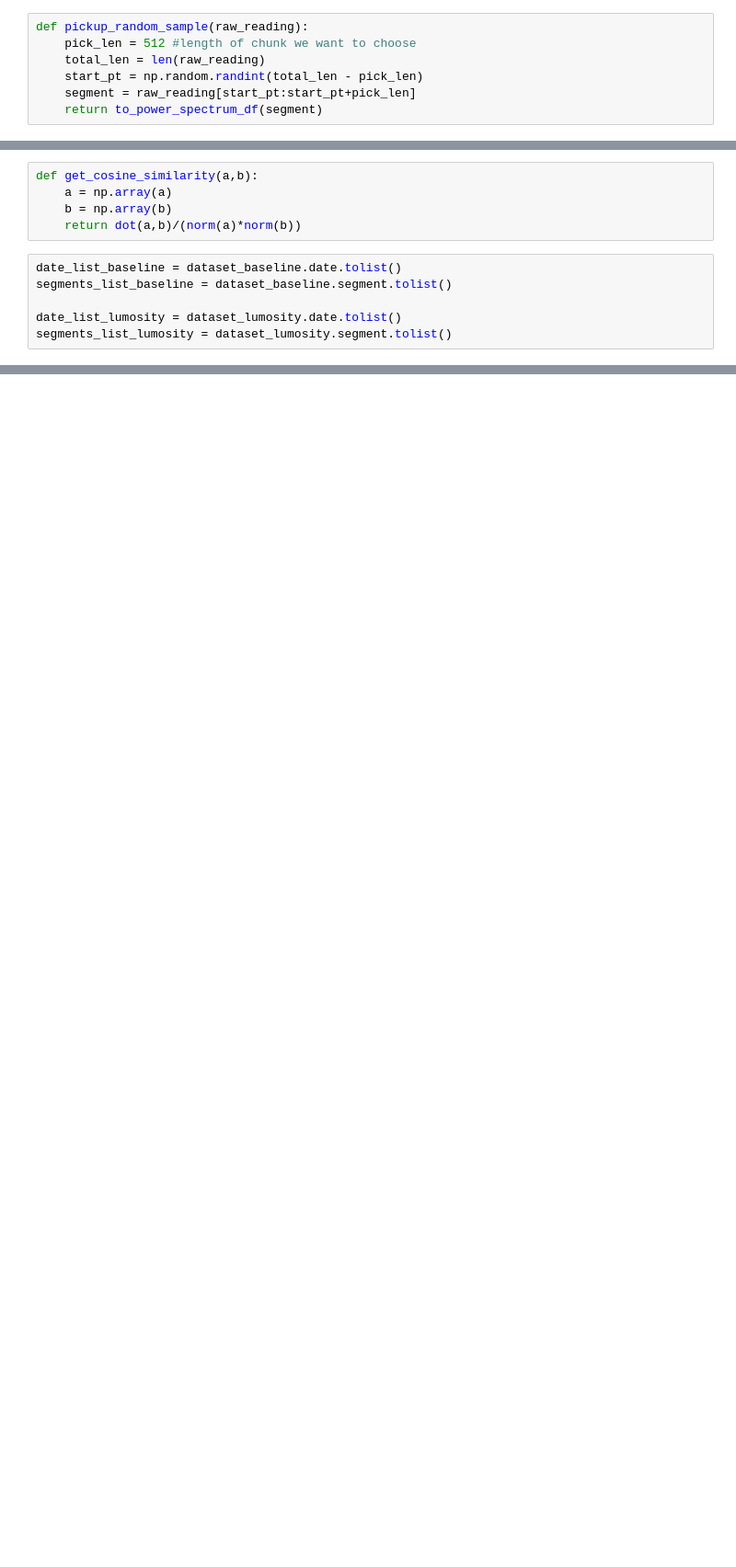
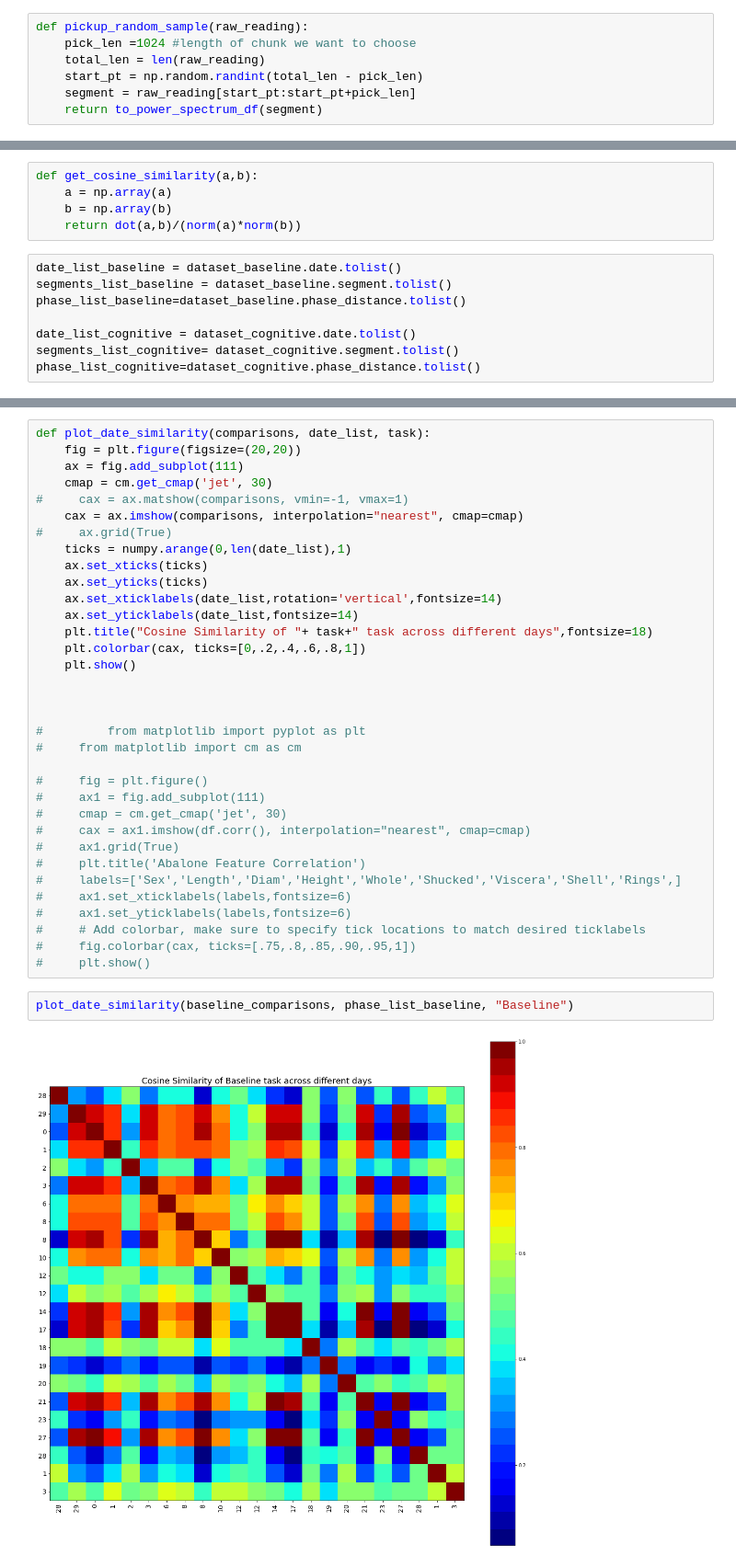
Before and after one commit to sanaiqbalwani/MindReading, a Jupyter notebook: processing_daywise_cosine.ipynb, the cells around one changed output, grey strips where cells are left out. Shown: that part at 92% size. Drawn from its saved outputs; the diff is of its cells as text; blank space fills up the shorter version.

Commit message:
1.clustering,2.added phase info and 3.added processed data

```diff
--- a/processing_daywise_cosine.ipynb
+++ b/processing_daywise_cosine.ipynb
@@ -276,7 +254,7 @@ def to_power_spectrum_df(raw_readings):
 # Here we are selecting 512 points from a random starting point
 # %%
 def pickup_random_sample(raw_reading):
-    pick_len = 512 #length of chunk we want to choose
+    pick_len =1024 #length of chunk we want to choose
     total_len = len(raw_reading)
     start_pt = np.random.randint(total_len - pick_len)
     segment = raw_reading[start_pt:start_pt+pick_len]
@@ -306,9 +284,11 @@ def get_cosine_similarity(a,b):
 # %%
 date_list_baseline = dataset_baseline.date.tolist()
 segments_list_baseline = dataset_baseline.segment.tolist()
+phase_list_baseline=dataset_baseline.phase_distance.tolist()
 
-date_list_lumosity = dataset_lumosity.date.tolist()
-segments_list_lumosity = dataset_lumosity.segment.tolist()
+date_list_cognitive = dataset_cognitive.date.tolist()
+segments_list_cognitive= dataset_cognitive.segment.tolist()
+phase_list_cognitive=dataset_cognitive.phase_distance.tolist()
 # %%
 baseline_comparisons = []
 for segment1 in segments_list_baseline:
@@ -328,0 +312,38 @@ lumosity_comparisons = np.array(lumosity_comparisons)
+# %%
+def plot_date_similarity(comparisons, date_list, task):
+    fig = plt.figure(figsize=(20,20))
+    ax = fig.add_subplot(111)
+    cmap = cm.get_cmap('jet', 30)
+#     cax = ax.matshow(comparisons, vmin=-1, vmax=1)
+    cax = ax.imshow(comparisons, interpolation="nearest", cmap=cmap)
+#     ax.grid(True)
+    ticks = numpy.arange(0,len(date_list),1)
+    ax.set_xticks(ticks)
+    ax.set_yticks(ticks)
+    ax.set_xticklabels(date_list,rotation='vertical',fontsize=14)
+    ax.set_yticklabels(date_list,fontsize=14)
+    plt.title("Cosine Similarity of "+ task+" task across different days",fontsize=18)
+    plt.colorbar(cax, ticks=[0,.2,.4,.6,.8,1])
+    plt.show()
+
+
+
+#         from matplotlib import pyplot as plt
+#     from matplotlib import cm as cm
+
+#     fig = plt.figure()
+#     ax1 = fig.add_subplot(111)
+#     cmap = cm.get_cmap('jet', 30)
+#     cax = ax1.imshow(df.corr(), interpolation="nearest", cmap=cmap)
+#     ax1.grid(True)
+#     plt.title('Abalone Feature Correlation')
+#     labels=['Sex','Length','Diam','Height','Whole','Shucked','Viscera','Shell','Rings',]
+#     ax1.set_xticklabels(labels,fontsize=6)
+#     ax1.set_yticklabels(labels,fontsize=6)
+#     # Add colorbar, make sure to specify tick locations to match desired ticklabels
+#     fig.colorbar(cax, ticks=[.75,.8,.85,.90,.95,1])
+#     plt.show()
+# %%
+plot_date_similarity(baseline_comparisons, phase_list_baseline, "Baseline")
+# %% [output]
+[figure, added]
```
Also changed, not shown: parts of 36 cells of this notebook, 14 other files.
